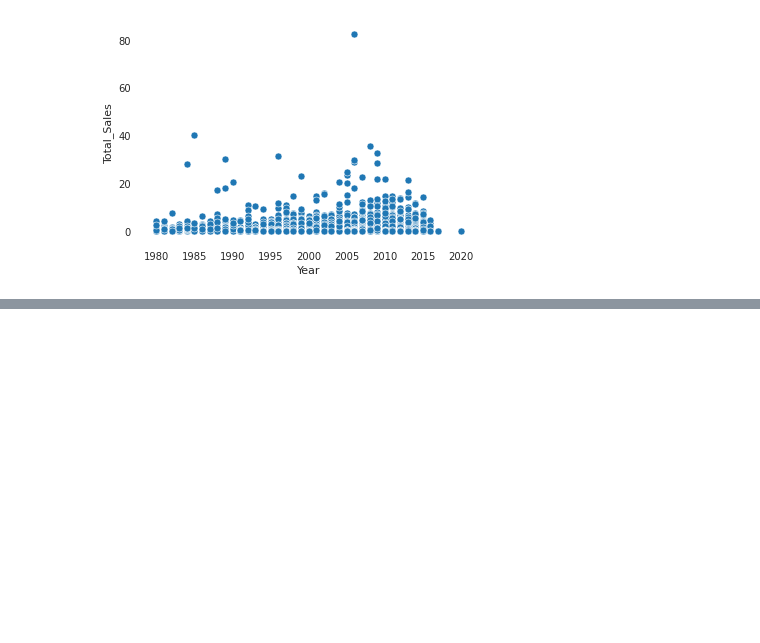
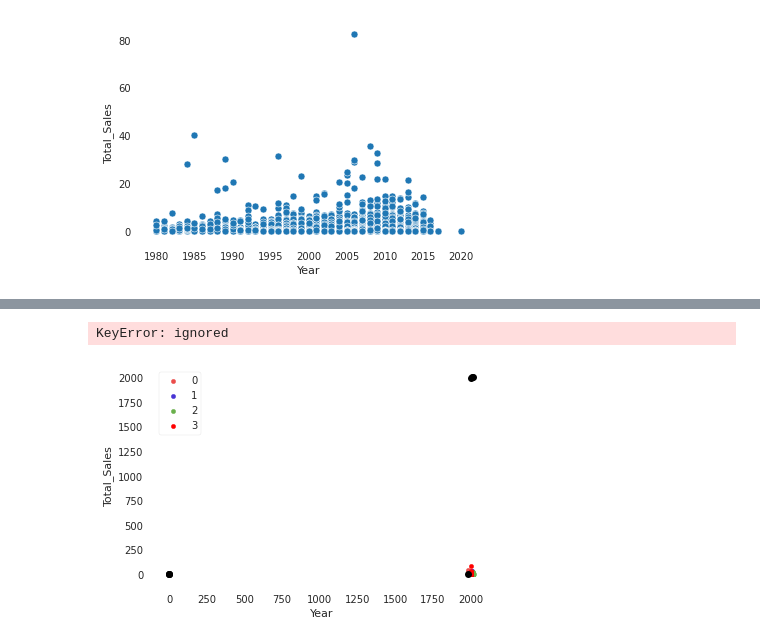
Before and after one commit to choheeee22/ds_Section1_Project, a Jupyter notebook: Section1_Project_GameIndustry.ipynb, the cells around one changed output, grey strips where cells are left out. Cells and saved outputs as stored; diff of their text form; code cells hidden in the pictures; blank space fills up the shorter version.

```diff
--- a/Section1_Project_GameIndustry.ipynb
+++ b/Section1_Project_GameIndustry.ipynb
@@ -588,0 +625,9 @@ sns.scatterplot(data=df2_goodyear,x=df2_goodyear.Year,y=df2_goodyear.Total_Sales
+# %%
+#K-means cluster 구하기 (5개)
+kmeans=KMeans(n_clusters=5)
+kmeans.fit(df3)
+labels=kmeans.labels_
+print(labels)
+
+cluster_center=kmeans.cluster_centers_
+cluster_center
@@ -588,0 +641,7 @@ sns.scatterplot(data=df2_goodyear,x=df2_goodyear.Year,y=df2_goodyear.Total_Sales
+# %%
+new_series=pd.Series(labels)
+df3['clusters']=new_series.values
+df3
+#get centroids
+centroids=df3.groupby(by=['clusters']).mean()
+centroids
@@ -588,0 +660,16 @@ sns.scatterplot(data=df2_goodyear,x=df2_goodyear.Year,y=df2_goodyear.Total_Sales
+# %%
+#K-means 시각화
+colors = {0 : '#eb4d4b', 1 : '#4834d4', 2 : '#6ab04c',3:'r'}
+fig, ax = plt.subplots()
+ax.plot(centroids.iloc[0].Year,centroids.iloc[0].Total_Sales,"ok")
+ax.plot(centroids.iloc[1],centroids.iloc[1],"ok")
+ax.plot(centroids.iloc[2],centroids.iloc[2],"ok")
+ax.plot(centroids.iloc[3],centroids.iloc[3],"ok")
+
+grouped = df3.groupby('clusters')
+for key, group in grouped:
+    group.plot(ax = ax, kind ='scatter', x ='Year', y ='Total_Sales', label = key, color = colors[key])
+plt.show()
+# %% [output]
+KeyError: ignored
+[figure, added]
```
Also changed, not shown: parts of 6 cells of this notebook.
